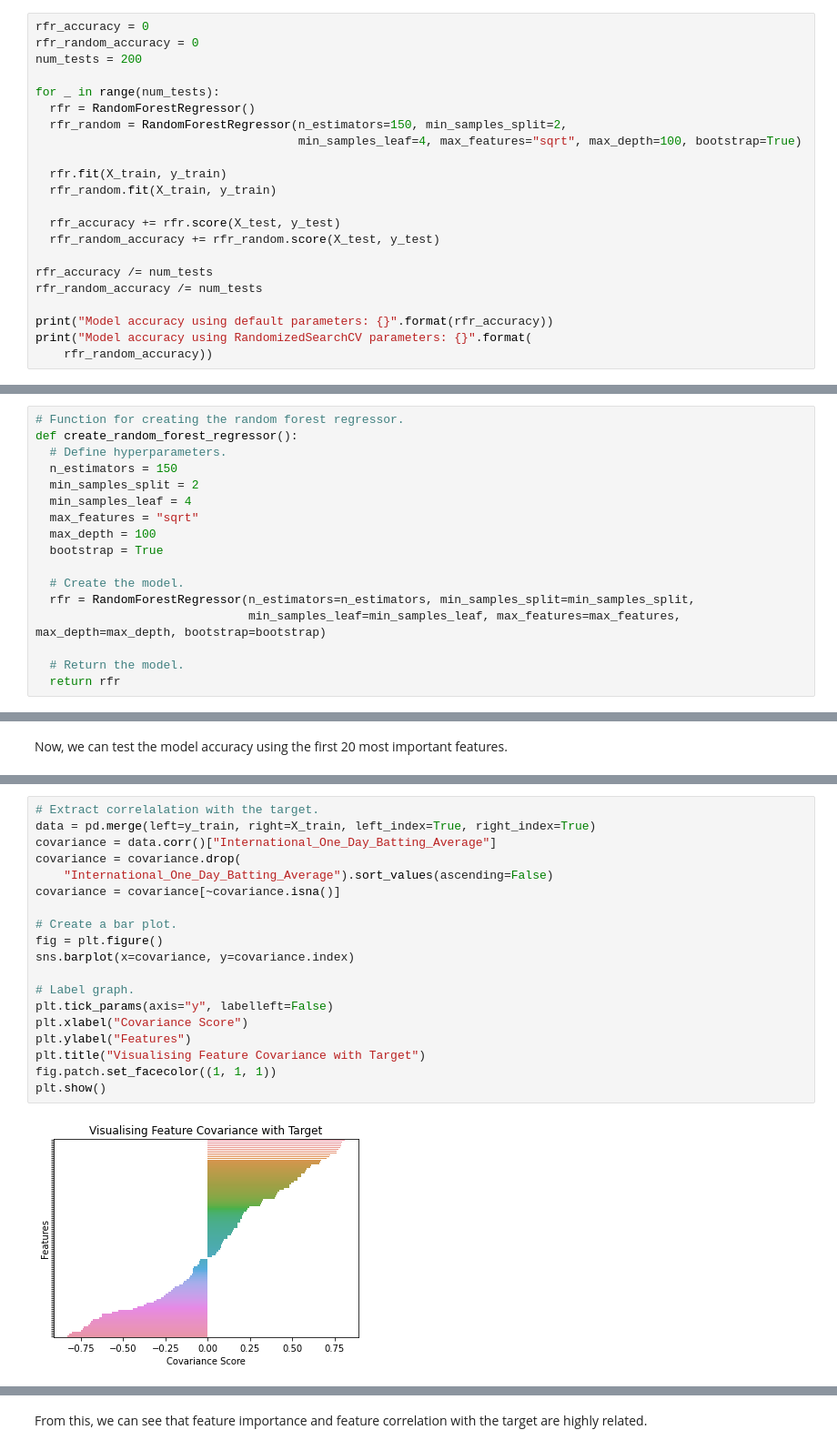
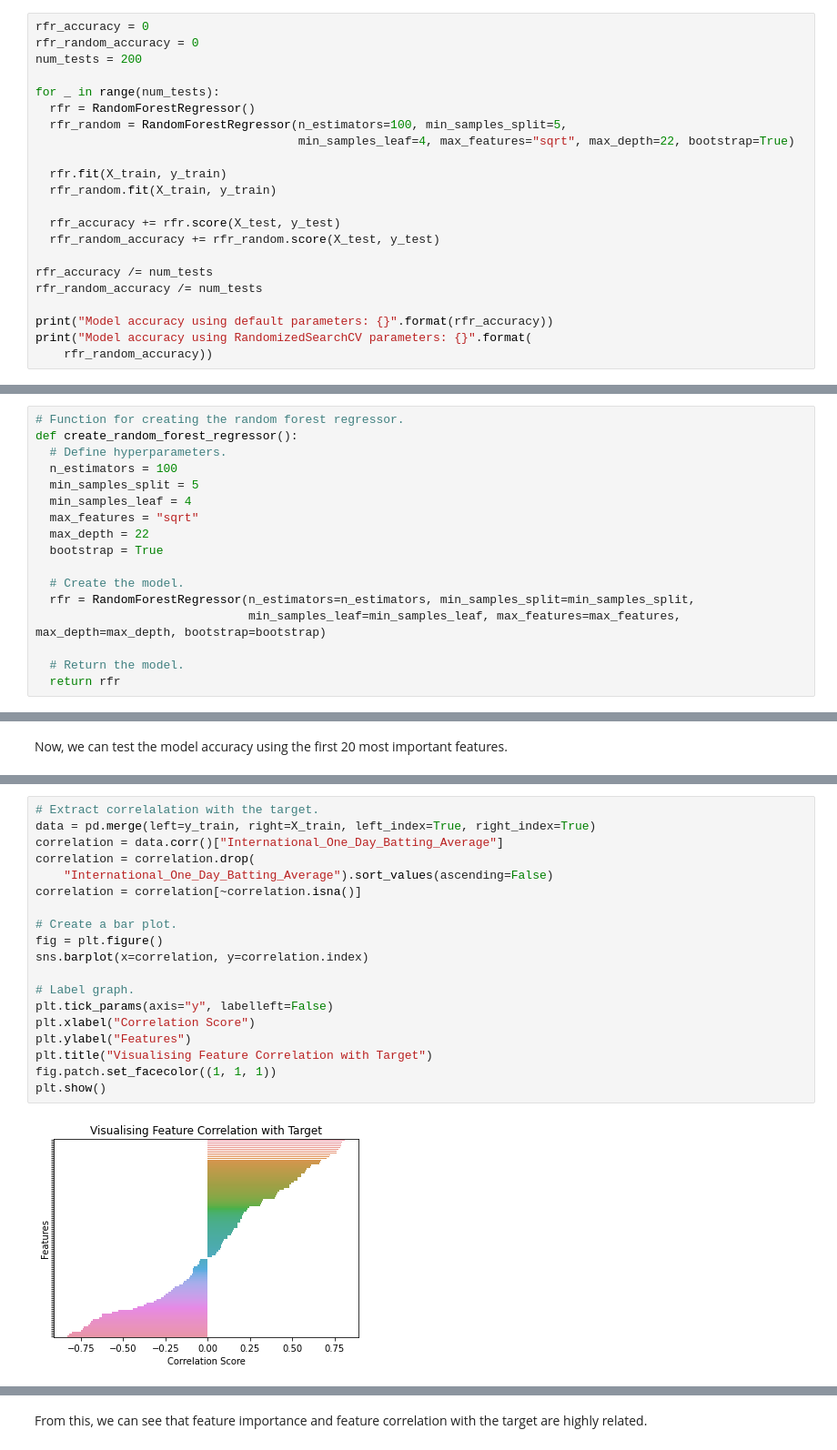
Before and after one commit to AlexKenna/Cricket-Analysis, a Jupyter notebook: notebooks/4_Feature_Extraction.ipynb, the cells around one changed output, grey strips where cells are left out. Shown: that part at 91% size. Drawn from its saved outputs; the diff is of its cells as text.

```diff
--- a/notebooks/5_Feature_Extraction.ipynb
+++ b/notebooks/4_Feature_Extraction.ipynb
@@ -138,8 +139,8 @@ num_tests = 200
 
 for _ in range(num_tests):
   rfr = RandomForestRegressor()
-  rfr_random = RandomForestRegressor(n_estimators=150, min_samples_split=2,
-                                     min_samples_leaf=4, max_features="sqrt", max_depth=100, bootstrap=True)
+  rfr_random = RandomForestRegressor(n_estimators=100, min_samples_split=5,
+                                     min_samples_leaf=4, max_features="sqrt", max_depth=22, bootstrap=True)
 
   rfr.fit(X_train, y_train)
   rfr_random.fit(X_train, y_train)
@@ -168,11 +169,11 @@ These functions aid in simplifying later code, and ensuring consistency in the t
 # Function for creating the random forest regressor.
 def create_random_forest_regressor():
   # Define hyperparameters.
-  n_estimators = 150
-  min_samples_split = 2
+  n_estimators = 100
+  min_samples_split = 5
   min_samples_leaf = 4
   max_features = "sqrt"
-  max_depth = 100
+  max_depth = 22
   bootstrap = True
 
   # Create the model.
@@ -526,22 +523,22 @@ Below, we plot how strongly features are correlated with the target.
 # %%
 # Extract correlalation with the target.
 data = pd.merge(left=y_train, right=X_train, left_index=True, right_index=True)
-covariance = data.corr()["International_One_Day_Batting_Average"]
-covariance = covariance.drop(
+correlation = data.corr()["International_One_Day_Batting_Average"]
+correlation = correlation.drop(
     "International_One_Day_Batting_Average").sort_values(ascending=False)
-covariance = covariance[~covariance.isna()]
+correlation = correlation[~correlation.isna()]
 
 # Create a bar plot.
 fig = plt.figure()
-sns.barplot(x=covariance, y=covariance.index)
+sns.barplot(x=correlation, y=correlation.index)
 
 # Label graph.
 plt.tick_params(axis="y", labelleft=False)
-plt.xlabel("Covariance Score")
+plt.xlabel("Correlation Score")
 plt.ylabel("Features")
-plt.title("Visualising Feature Covariance with Target")
+plt.title("Visualising Feature Correlation with Target")
 fig.patch.set_facecolor((1, 1, 1))
 plt.show()
 # %% [output]
-[figure, old version]
+[figure, new version]
 # %% [markdown]
```
Also changed, not shown: parts of 60 cells of this notebook, 6 other files.
